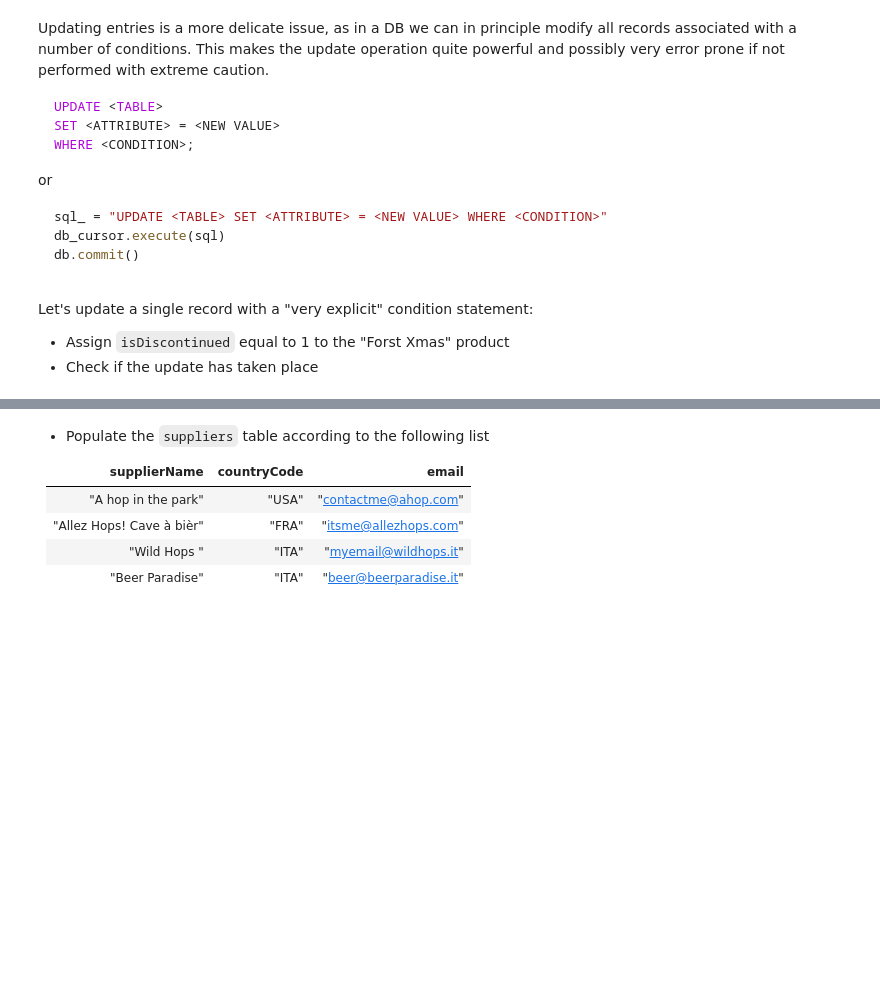
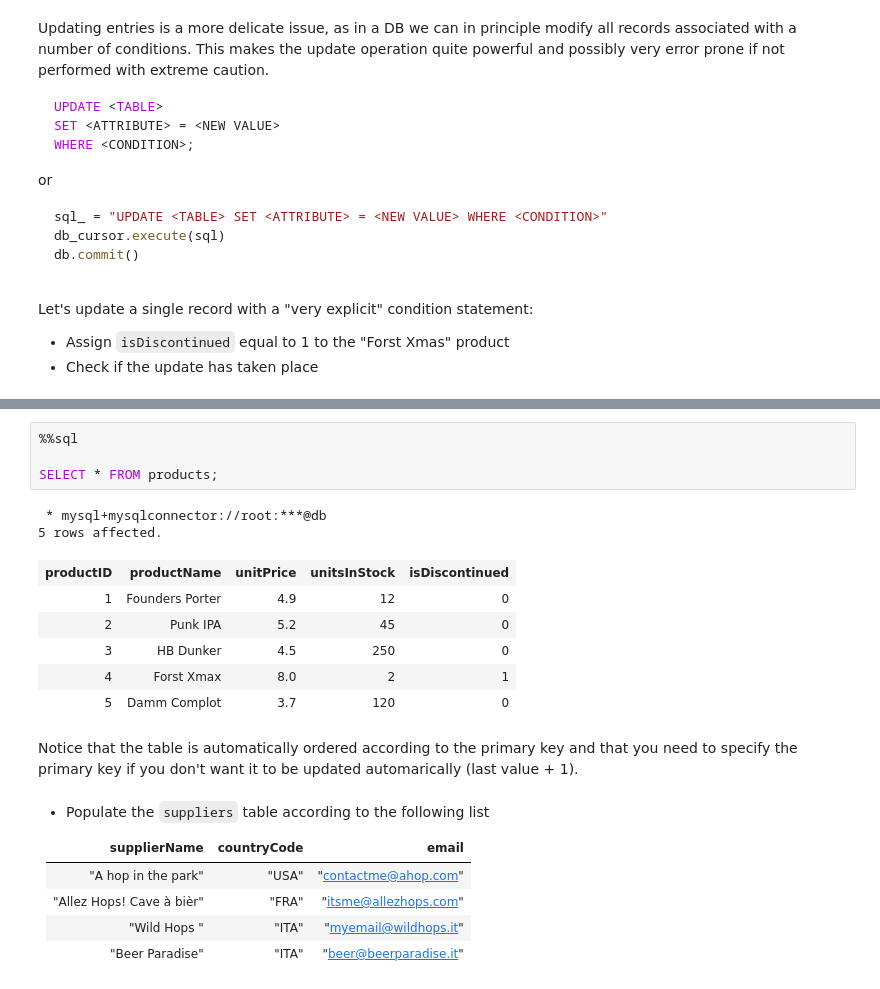
Before and after one commit to NicolaZomer/MAPD-B, a Jupyter notebook: mysql/notebooks/MySQL.ipynb, the cells around one changed output, grey strips where cells are left out. Saved outputs shown, nothing was run; the diff lists cells and outputs as text; blank space fills up the shorter version.

Commit message:
working on the exercise on mysql

```diff
--- a/mysql/notebooks/MySQL.ipynb
+++ b/mysql/notebooks/MySQL.ipynb
@@ -1018,3 +1079,18 @@ SELECT * FROM products;
+# %%
+%%sql
+
+SELECT * FROM products;
+# %% [output]
+ * mysql+mysqlconnector://root:***@db
+5 rows affected.
+| productID | productName | unitPrice | unitsInStock | isDiscontinued |
+| 1 | Founders Porter | 4.9 | 12 | 0 |
+| 2 | Punk IPA | 5.2 | 45 | 0 |
+| 3 | HB Dunker | 4.5 | 250 | 0 |
+| 4 | Forst Xmax | 8.0 | 2 | 1 |
+| 5 | Damm Complot | 3.7 | 120 | 0 |
+# %% [markdown]
+Notice that the table is automatically ordered according to the primary key and that you need to specify the primary key if you don't want it to be updated automarically (last value + 1).
 # %% [markdown]
 - Populate the `suppliers` table according to the following list
 
```
Also changed, not shown: parts of 68 cells of this notebook, 19 other files.
